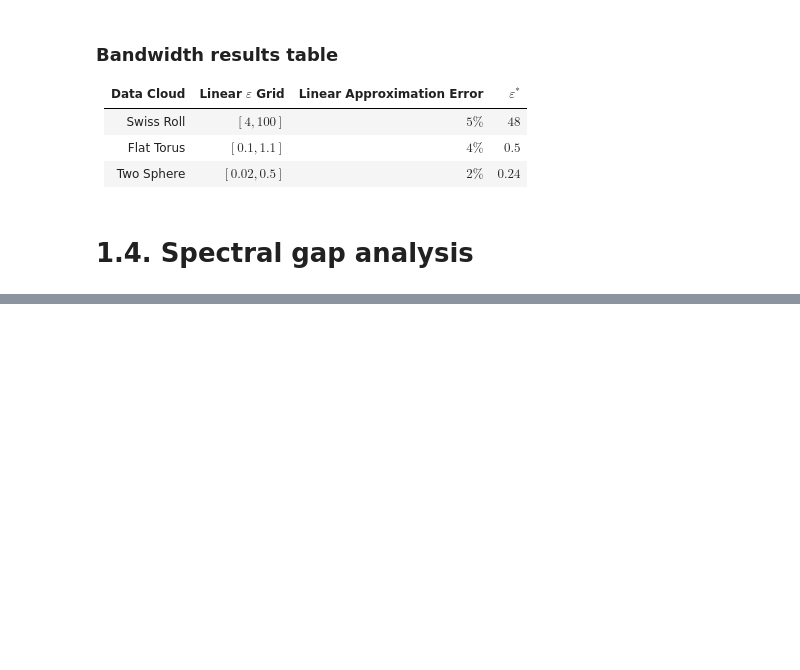
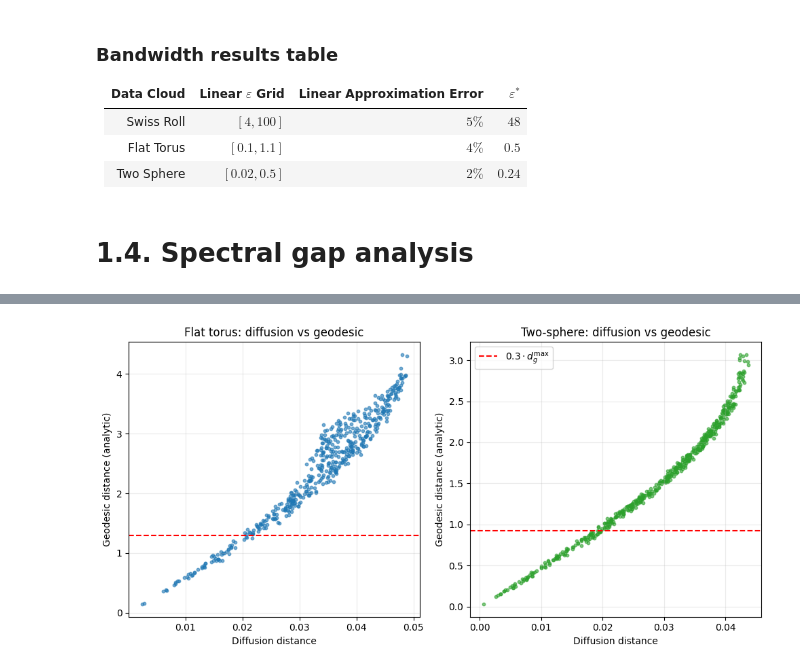
Before and after one commit to adamfowliee/JDKF_Starter, a Jupyter notebook: InitialTasks/diffusion.ipynb, the cells around one changed output, grey strips where cells are left out. Saved outputs shown, nothing was run; the diff lists cells and outputs as text; code cells hidden in the pictures; blank space fills up the shorter version.

```diff
--- a/InitialTasks/diffusion.ipynb
+++ b/InitialTasks/diffusion.ipynb
@@ -491,0 +602,13 @@ fig.tight_layout()
+# %%
+np.random.seed(0)
+
+X_ft, theta_ft, phi_ft = flat_torus(n=5000, angles=True)
+X_ts = two_sphere(n=5000)
+
+Psi_ft = embedding(X_ft, epsilon=EPS_FT, k=5)
+Psi_ts = embedding(X_ts, epsilon=EPS_TS, k=5)
+# %%
+a = np.random.choice(5000, size=500)
+b = np.random.choice(5000, size=500)
+
+pairs = np.stack((a, b), axis=1)
@@ -491,0 +652,56 @@ fig.tight_layout()
+# %%
+# Running the embedding function for k=5 means
+# that I can investigate different values of k
+# without rerunning embedding
+k_ft = 4
+k_ts = 3
+
+Psi_ft_k = Psi_ft[:, :k_ft]
+Psi_ts_k = Psi_ts[:, :k_ts]
+
+# Embedding distances
+D_ft = diffusion_distance(Psi_ft_k, pairs)
+D_ts = diffusion_distance(Psi_ts_k, pairs)
+
+# Analytic geodesic distances
+d_ft = analytic_dist_torus(theta_ft, phi_ft, pairs)
+d_ts = analytic_dist_sphere(X_ts, pairs)
+
+# Maximum goedisic distance
+d_ft_max = max(d_ft)
+d_ts_max = max(d_ts)
+
+# Get rid of all points which are too far apart
+mask_ft = d_ft < 0.3*d_ft_max
+mask_ts = d_ts < 0.3*d_ts_max
+
+fig, (ax1, ax2) = plt.subplots(1,2)
+fig.set_figheight(5)
+fig.set_figwidth(10)
+
+# Flat torus: scatter diffusion vs analytic geodesic (subset)
+x1 = D_ft.flatten() # D_ft[mask_ft].flatten()
+y1 = d_ft.flatten() # d_ft[mask_ft].flatten()
+ax1.scatter(x1, y1, s=10, alpha=0.6, color='tab:blue')
+ax1.axhline(0.3*d_ft_max, ls="--", color="r", label=r"$0.3 \cdot d_g^{\text{max}}$")
+ax1.set_title('Flat torus: diffusion vs geodesic')
+ax1.set_xlabel('Diffusion distance')
+ax1.set_ylabel('Geodesic distance (analytic)')
+ax1.grid(alpha=0.25)
+
+
+# Two-sphere: scatter diffusion vs analytic geodesic (subset)
+x2 = D_ts.flatten() # D_ts[mask_ts].flatten()
+y2 = d_ts.flatten() # d_ts[mask_ts].flatten()
+ax2.scatter(x2, y2, s=10, alpha=0.6, color='tab:green')
+ax2.axhline(0.3*d_ts_max, ls="--", color="r", label=r"$0.3 \cdot d_g^{\text{max}}$")
+ax2.set_title('Two-sphere: diffusion vs geodesic')
+ax2.set_xlabel('Diffusion distance')
+ax2.set_ylabel('Geodesic distance (analytic)')
+ax2.grid(alpha=0.25)
+
+fig.tight_layout()
+plt.legend()
+plt.show()
+# %% [output]
+[figure, added]
```
Also changed, not shown: parts of 16 cells of this notebook.
